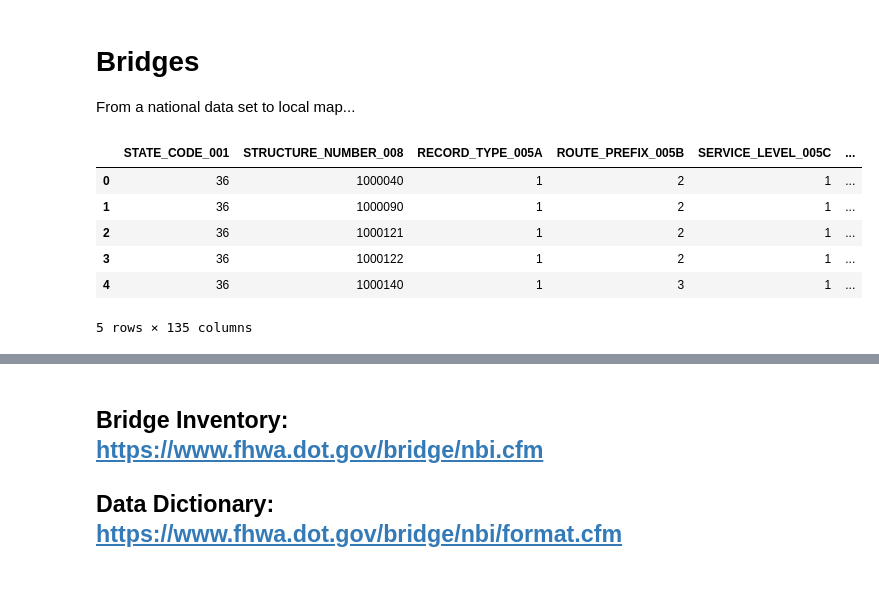
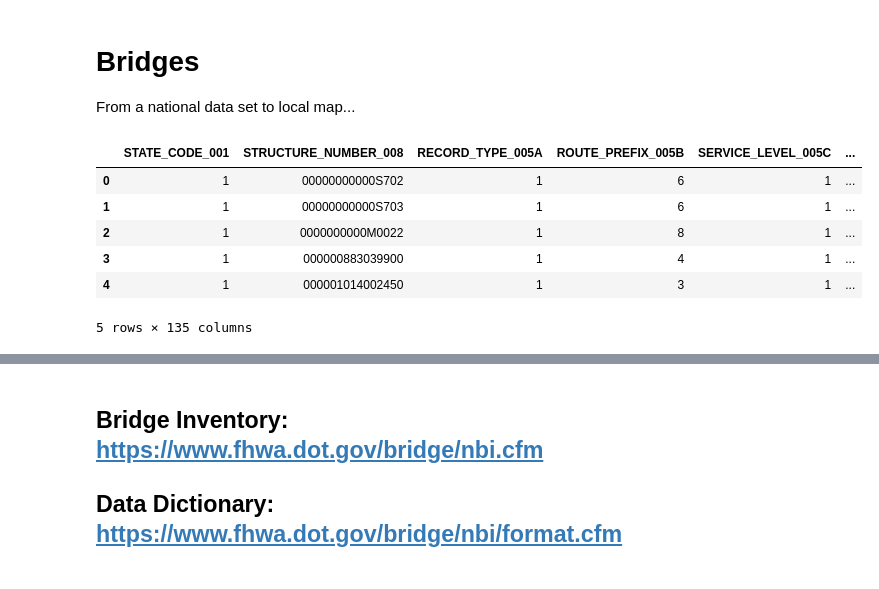
Before and after one commit to CoulterJones/New-School, a Jupyter notebook: news-narrative-design/spring-2017/level-two/bridges.ipynb, the cells around one changed output, grey strips where cells are left out. Drawn from its saved outputs; the diff is of its cells as text; code cells hidden in the pictures.

```diff
--- a/news-narrative-design/spring-2017/level-two/bridges.ipynb
+++ b/news-narrative-design/spring-2017/level-two/bridges.ipynb
@@ -5,16 +5,16 @@ From a national data set to local map...
 # %%
 import pandas as pd
 import numpy as np
 import folium
 
 
-bridges = pd.read_csv("NY16.csv")
+bridges = pd.read_csv("slubkin_992016-20170106140351.txt", encoding='cp1252', dtype={'LAT_016': object, 'LONG_017': object})
 bridges.head()
 # %% [output]
 |  | STATE_CODE_001 | STRUCTURE_NUMBER_008 | RECORD_TYPE_005A | ROUTE_PREFIX_005B | SERVICE_LEVEL_005C | ... |
-| 0 | 36 | 1000040 | 1 | 2 | 1 | ... |
-| 1 | 36 | 1000090 | 1 | 2 | 1 | ... |
-| 2 | 36 | 1000121 | 1 | 2 | 1 | ... |
-| 3 | 36 | 1000122 | 1 | 2 | 1 | ... |
-| 4 | 36 | 1000140 | 1 | 3 | 1 | ... |
+| 0 | 1 | 00000000000S702 | 1 | 6 | 1 | ... |
+| 1 | 1 | 00000000000S703 | 1 | 6 | 1 | ... |
+| 2 | 1 | 0000000000M0022 | 1 | 8 | 1 | ... |
+| 3 | 1 | 000000883039900 | 1 | 4 | 1 | ... |
+| 4 | 1 | 000001014002450 | 1 | 3 | 1 | ... |
 5 rows × 135 columns
```
Also changed, not shown: parts of 5 cells of this notebook, 16 other files.
